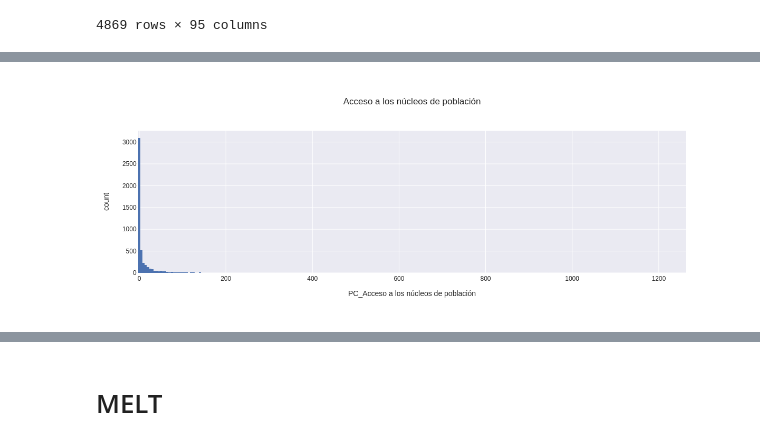
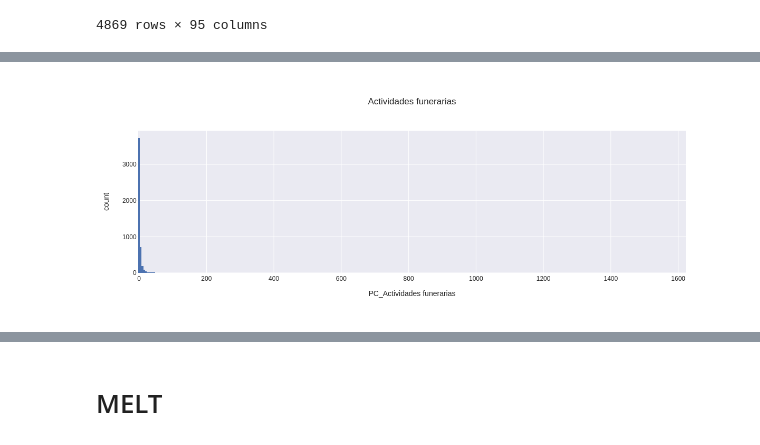
Before and after one commit to carpiero/Final_project, a Jupyter notebook: notebooks/Notebook_003.ipynb, the cells around one changed output, grey strips where cells are left out. Saved outputs shown, nothing was run; the diff lists cells and outputs as text; code cells hidden in the pictures.

```diff
--- a/notebooks/Notebook_003.ipynb
+++ b/notebooks/Notebook_003.ipynb
@@ -39,7 +39,7 @@ df_final_pob
 | 5148 | Comunitat Valenciana | Valencia / València | Ayuntamiento | Benicull de Xúquer | 17-46-904-AA-000 | ... |
 4869 rows × 95 columns
 # %%
-OB=df_final_pob.columns[7]
+OB=df_final_pob.columns[8]
 
 fig=px.histogram(df_final_pob, x=f'PC_{OB}',nbins=400,template='seaborn',title=f'{OB}',barmode='group')
 fig.show()
@@ -47,4 +48,4 @@ fig.show()
-[figure, old version]
+[figure, new version]
 # %%
 pd.set_option('display.max_rows', None)
 pd.set_option('display.max_columns', 0)
```
Also changed, not shown: parts of 4 cells of this notebook, 4 other files.
